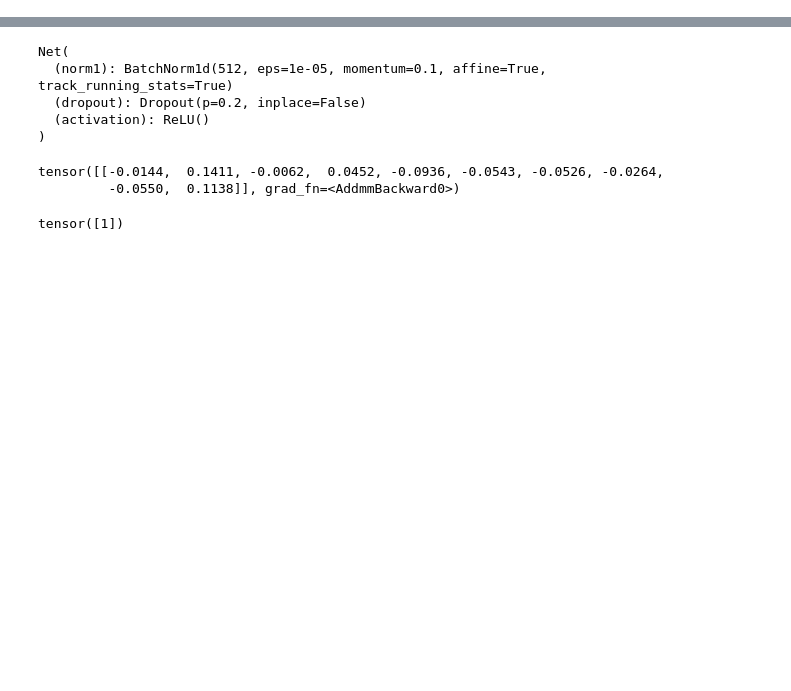
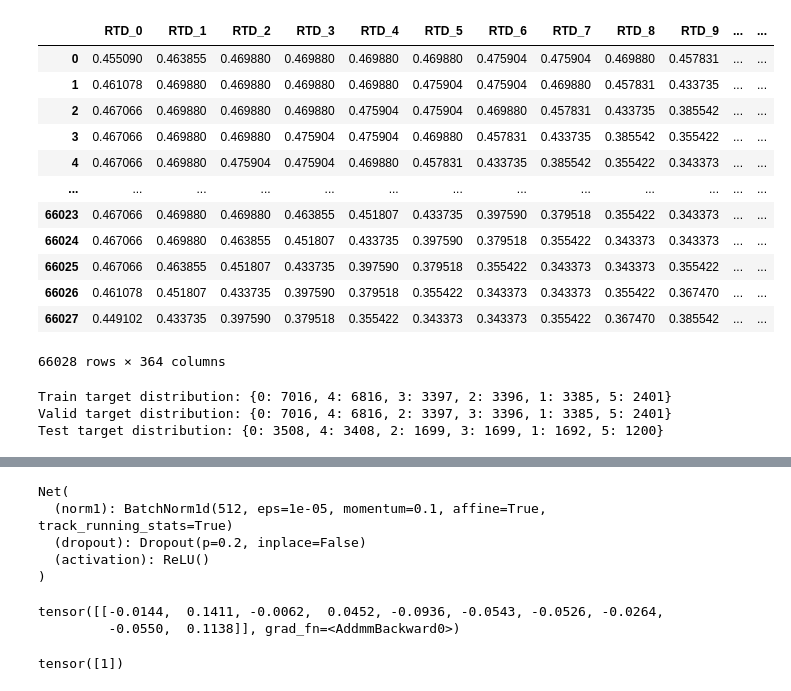
Before and after one commit to muhammadhussain-ops/DeepLearningProject, a Jupyter notebook: NeuralNetwork.ipynb, the cells around one changed output, grey strips where cells are left out. Saved outputs shown, nothing was run; the diff lists cells and outputs as text; code cells hidden in the pictures; blank space fills up the shorter version.

```diff
--- a/NeuralNetwork.ipynb
+++ b/NeuralNetwork.ipynb
@@ -54,3 +45,65 @@ round(len(inp)/3)
+# %%
+evaldatatrain['main_fault_numeric'] = pd.factorize(evaldatatrain['main_fault'].fillna('None'))[0]
+evaldatatrain
+# %% [output]
+|  | RTD_0 | RTD_1 | RTD_2 | RTD_3 | RTD_4 | RTD_5 | RTD_6 | RTD_7 | RTD_8 | RTD_9 | ... | ... |
+| 0 | 0.455090 | 0.463855 | 0.469880 | 0.469880 | 0.469880 | 0.469880 | 0.475904 | 0.475904 | 0.469880 | 0.457831 | ... | ... |
+| 1 | 0.461078 | 0.469880 | 0.469880 | 0.469880 | 0.469880 | 0.475904 | 0.475904 | 0.469880 | 0.457831 | 0.433735 | ... | ... |
+| 2 | 0.467066 | 0.469880 | 0.469880 | 0.469880 | 0.475904 | 0.475904 | 0.469880 | 0.457831 | 0.433735 | 0.385542 | ... | ... |
+| 3 | 0.467066 | 0.469880 | 0.469880 | 0.475904 | 0.475904 | 0.469880 | 0.457831 | 0.433735 | 0.385542 | 0.355422 | ... | ... |
+| 4 | 0.467066 | 0.469880 | 0.475904 | 0.475904 | 0.469880 | 0.457831 | 0.433735 | 0.385542 | 0.355422 | 0.343373 | ... | ... |
+| ... | ... | ... | ... | ... | ... | ... | ... | ... | ... | ... | ... | ... |
+| 66023 | 0.467066 | 0.469880 | 0.469880 | 0.463855 | 0.451807 | 0.433735 | 0.397590 | 0.379518 | 0.355422 | 0.343373 | ... | ... |
+| 66024 | 0.467066 | 0.469880 | 0.463855 | 0.451807 | 0.433735 | 0.397590 | 0.379518 | 0.355422 | 0.343373 | 0.343373 | ... | ... |
+| 66025 | 0.467066 | 0.463855 | 0.451807 | 0.433735 | 0.397590 | 0.379518 | 0.355422 | 0.343373 | 0.343373 | 0.355422 | ... | ... |
+| 66026 | 0.461078 | 0.451807 | 0.433735 | 0.397590 | 0.379518 | 0.355422 | 0.343373 | 0.343373 | 0.355422 | 0.367470 | ... | ... |
+| 66027 | 0.449102 | 0.433735 | 0.397590 | 0.379518 | 0.355422 | 0.343373 | 0.343373 | 0.355422 | 0.367470 | 0.385542 | ... | ... |
+66028 rows × 364 columns
+# %%
+from sklearn.model_selection import train_test_split
+import torch
+
+# Definer input og output
+inp = evaldatatrain.drop(columns=["Datetime", "main_fault", "seriesnumber", "main_fault_numeric"])
+time = evaldatatrain["Datetime"]
+out = evaldatatrain["main_fault_numeric"]
+seriesnumber = evaldatatrain["seriesnumber"]
+
+# Split data i train, valid og test (40%, 40%, 20%)
+x_temp, x_test, y_temp, y_test, time_temp, time_test, series_temp, series_test = train_test_split(
+    inp, out, time, seriesnumber, test_size=0.2, stratify=out, random_state=42
+)
+
+x_train, x_valid, y_train, y_valid, time_train, time_valid, series_train, series_valid = train_test_split(
+    x_temp, y_temp, time_temp, series_temp, test_size=0.5, stratify=y_temp, random_state=42
+)
+
+# Konverter til PyTorch tensors
+x_train = torch.tensor(x_train.values, dtype=torch.float32)
+x_valid = torch.tensor(x_valid.values, dtype=torch.float32)
+x_test = torch.tensor(x_test.values, dtype=torch.float32)
+
+targets_train = torch.tensor(y_train.values, dtype=torch.int64)
+targets_valid = torch.tensor(y_valid.values, dtype=torch.int64)
+targets_test = torch.tensor(y_test.values, dtype=torch.int64)
+
+# Lav også tids- og seriesnummerlister for senere analyse
+time_train = time_train.reset_index(drop=True)
+time_valid = time_valid.reset_index(drop=True)
+time_test = time_test.reset_index(drop=True)
+
+series_train = series_train.reset_index(drop=True)
+series_valid = series_valid.reset_index(drop=True)
+series_test = series_test.reset_index(drop=True)
+
+# Bekræft fordelingen med pandas value_counts()
+print("Train target distribution:", y_train.value_counts().to_dict())
+print("Valid target distribution:", y_valid.value_counts().to_dict())
+print("Test target distribution:", y_test.value_counts().to_dict())
+# %% [output]
+Train target distribution: {0: 7016, 4: 6816, 3: 3397, 2: 3396, 1: 3385, 5: 2401}
+Valid target distribution: {0: 7016, 4: 6816, 2: 3397, 3: 3396, 1: 3385, 5: 2401}
+Test target distribution: {0: 3508, 4: 3408, 2: 1699, 3: 1699, 1: 1692, 5: 1200}
 # %%
 # To speed up training we'll only work on a subset of the data
 #x_train = inp[:round(len(inp)/3)]
```
Also changed, not shown: parts of 13 cells of this notebook.
